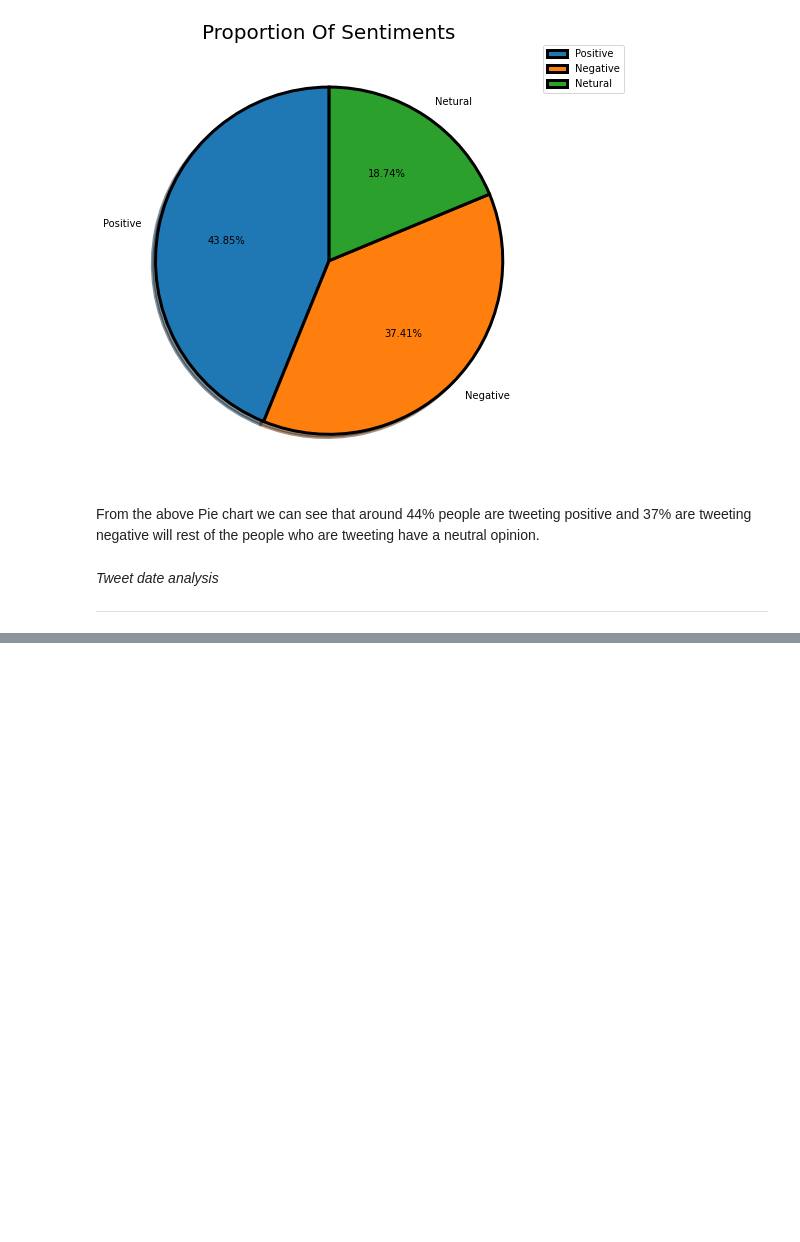
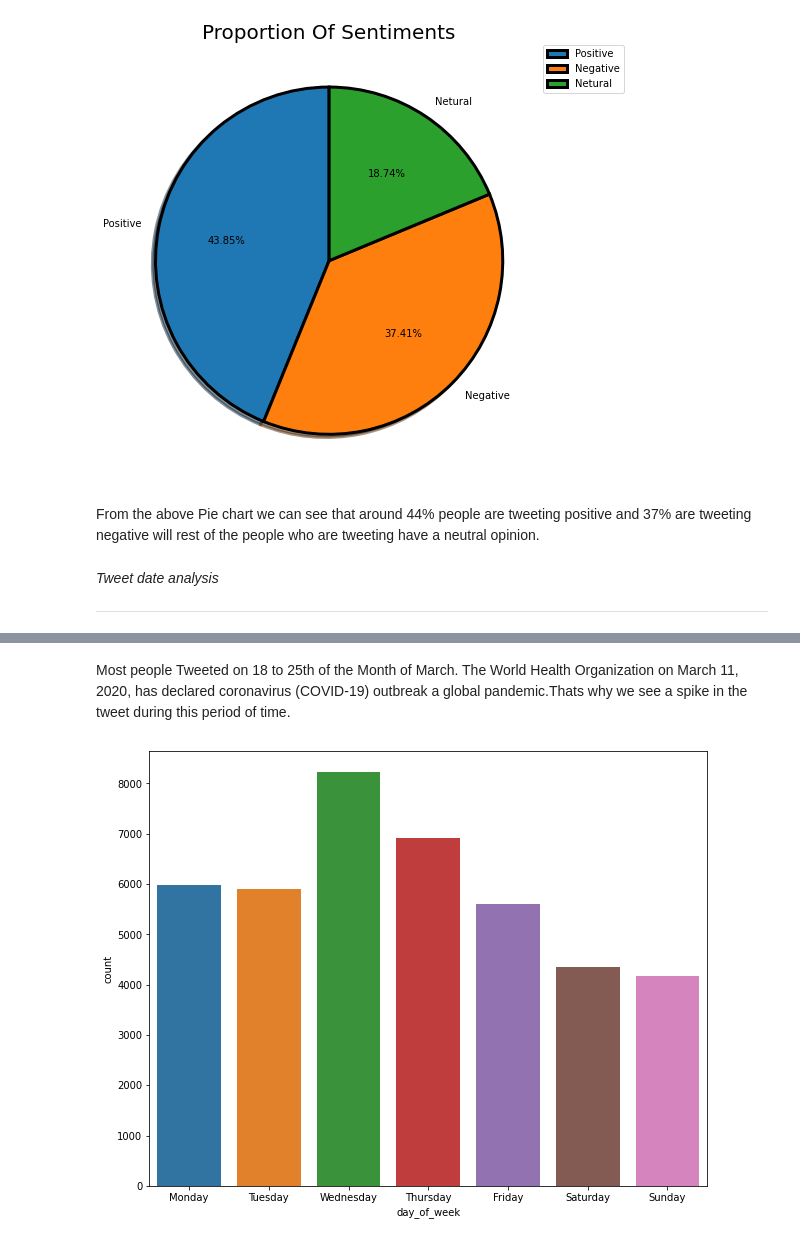
Before and after one commit to adilimam12/Classification-capstone-project-3, a Jupyter notebook: Coronavirus_tweet_sentiment_analysis.ipynb, the cells around one changed output, grey strips where cells are left out. Drawn from its saved outputs; the diff is of its cells as text; code cells hidden in the pictures; blank space fills up the shorter version.

```diff
--- a/Coronavirus_tweet_sentiment_analysis.ipynb
+++ b/Coronavirus_tweet_sentiment_analysis.ipynb
@@ -293,0 +370,10 @@ From the above Pie chart we can see that  around 44% people are tweeting positiv
+# %% [markdown]
+Most people Tweeted on 18 to 25th of the Month of March.
+The World Health Organization on March 11, 2020, has declared coronavirus (COVID-19) outbreak a global pandemic.Thats why we see a spike in the tweet during this period of time.
+# %%
+# Plots showing weekly Tweets
+plt.rcParams['figure.figsize']= (10,8)
+sns.countplot(x= 'day_of_week', data= covid_data)
+plt.show()
+# %% [output]
+[figure, added]
```
Also changed, not shown: parts of 12 cells of this notebook.
